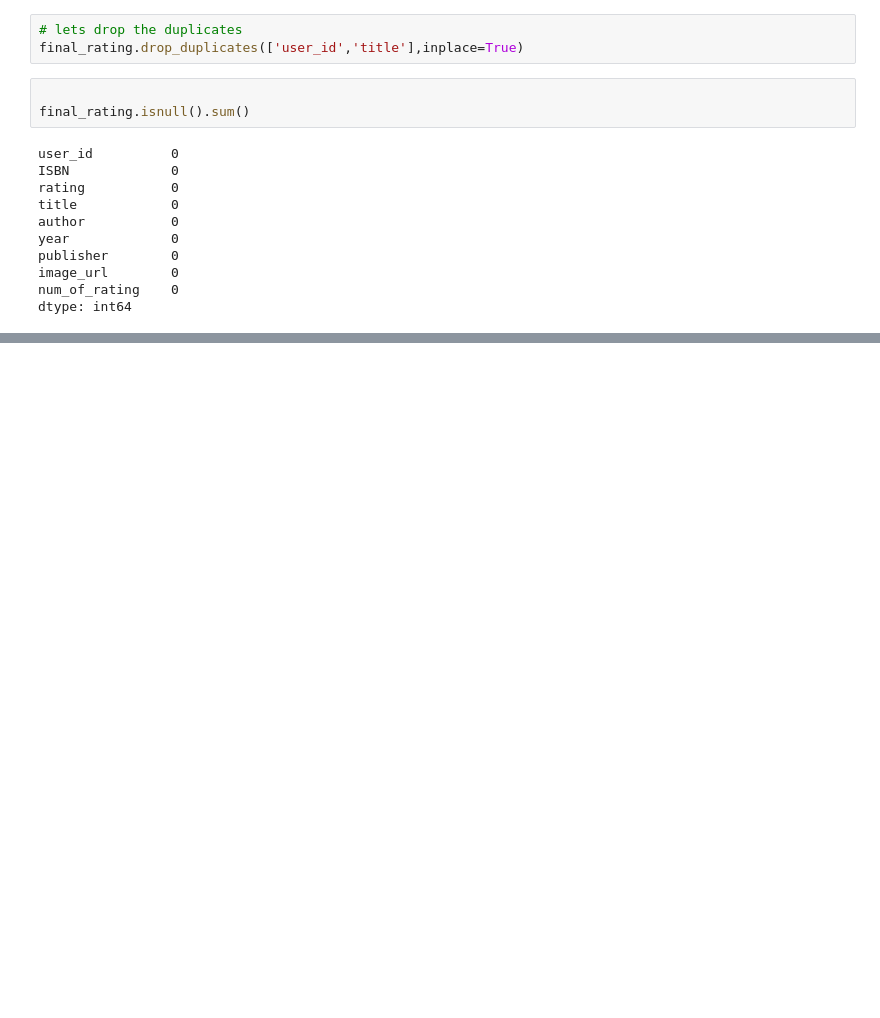
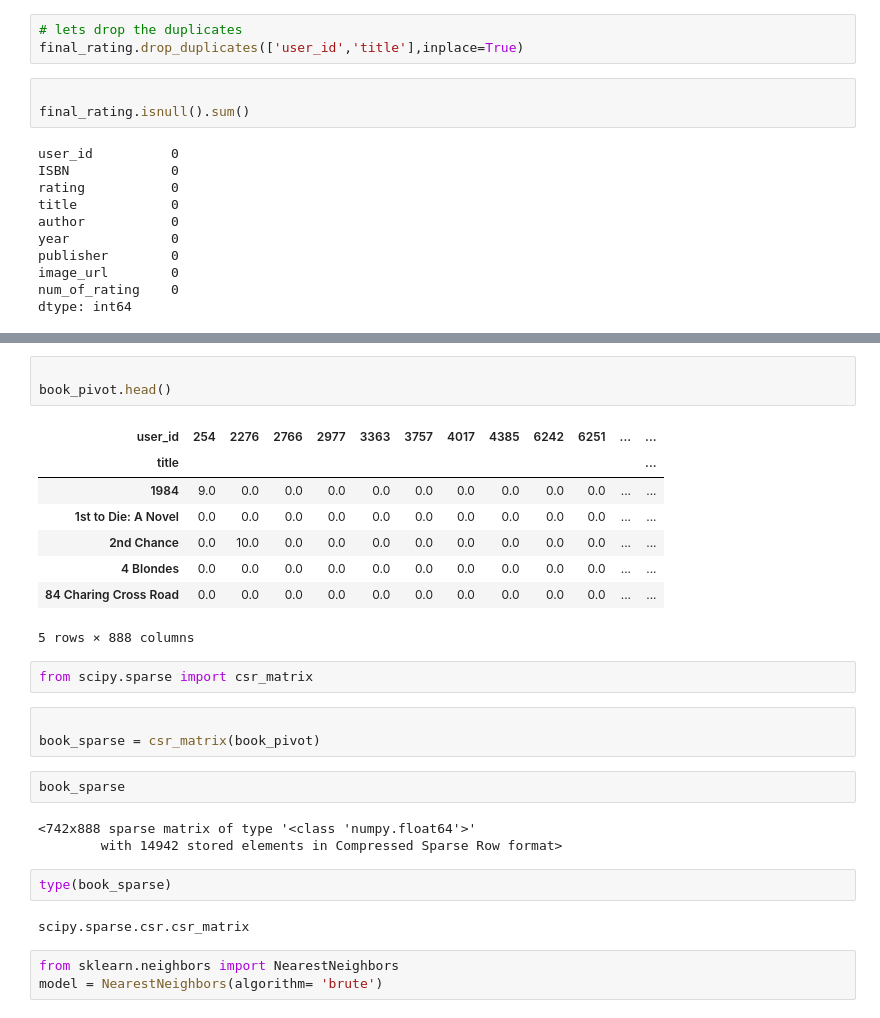
Before and after one commit to BaranParmak/End2End-Book-Recommendation-System, a Jupyter notebook: notebook/research.ipynb, the cells around one changed output, grey strips where cells are left out. Drawn from its saved outputs; the diff is of its cells as text; blank space fills up the shorter version.

```diff
--- a/notebook/research.ipynb
+++ b/notebook/research.ipynb
@@ -274,0 +301,29 @@ dtype: int64
+# %%
+
+book_pivot.head()
+# %% [output]
+| user_id | 254 | 2276 | 2766 | 2977 | 3363 | 3757 | 4017 | 4385 | 6242 | 6251 | ... | ... |
+| title |  |  |  |  |  |  |  |  |  |  |  | ... |
+| 1984 | 9.0 | 0.0 | 0.0 | 0.0 | 0.0 | 0.0 | 0.0 | 0.0 | 0.0 | 0.0 | ... | ... |
+| 1st to Die: A Novel | 0.0 | 0.0 | 0.0 | 0.0 | 0.0 | 0.0 | 0.0 | 0.0 | 0.0 | 0.0 | ... | ... |
+| 2nd Chance | 0.0 | 10.0 | 0.0 | 0.0 | 0.0 | 0.0 | 0.0 | 0.0 | 0.0 | 0.0 | ... | ... |
+| 4 Blondes | 0.0 | 0.0 | 0.0 | 0.0 | 0.0 | 0.0 | 0.0 | 0.0 | 0.0 | 0.0 | ... | ... |
+| 84 Charing Cross Road | 0.0 | 0.0 | 0.0 | 0.0 | 0.0 | 0.0 | 0.0 | 0.0 | 0.0 | 0.0 | ... | ... |
+5 rows × 888 columns
+# %%
+from scipy.sparse import csr_matrix
+# %%
+
+book_sparse = csr_matrix(book_pivot)
+# %%
+book_sparse
+# %% [output]
+<742x888 sparse matrix of type '<class 'numpy.float64'>'
+        with 14942 stored elements in Compressed Sparse Row format>
+# %%
+type(book_sparse)
+# %% [output]
+scipy.sparse.csr.csr_matrix
+# %%
+from sklearn.neighbors import NearestNeighbors
+model = NearestNeighbors(algorithm= 'brute')
```
Also changed, not shown: parts of 4 cells of this notebook.
